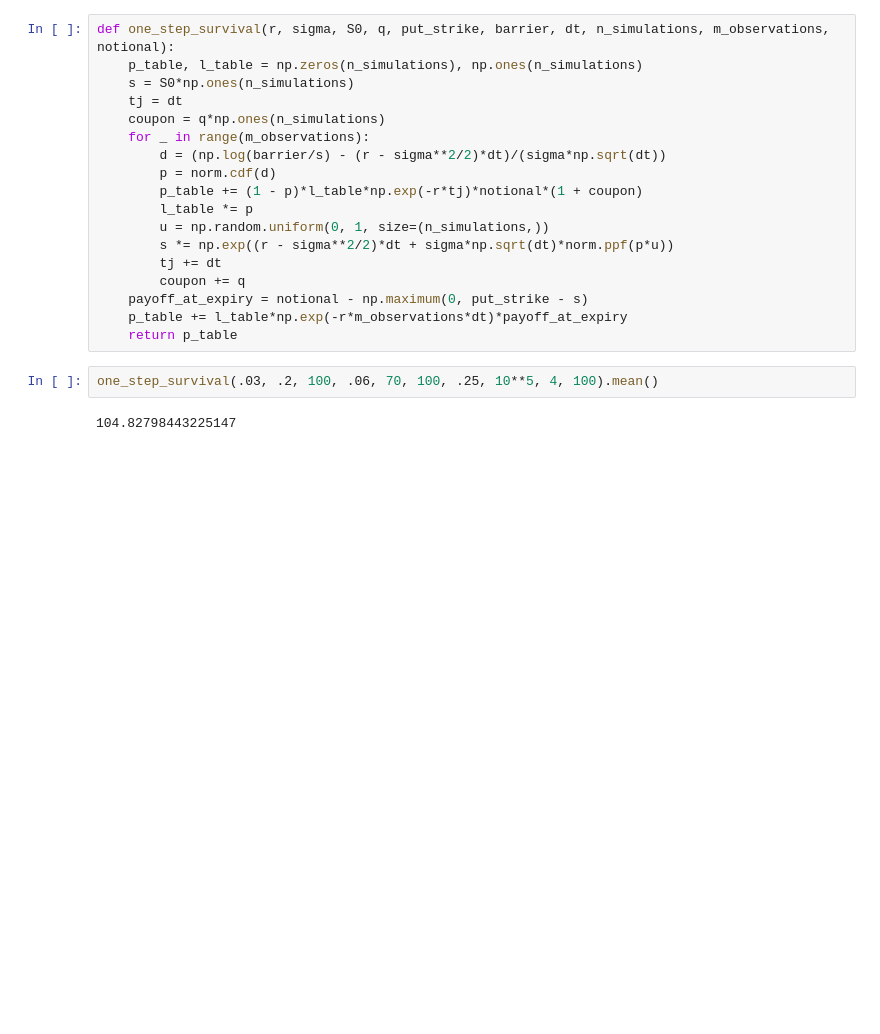
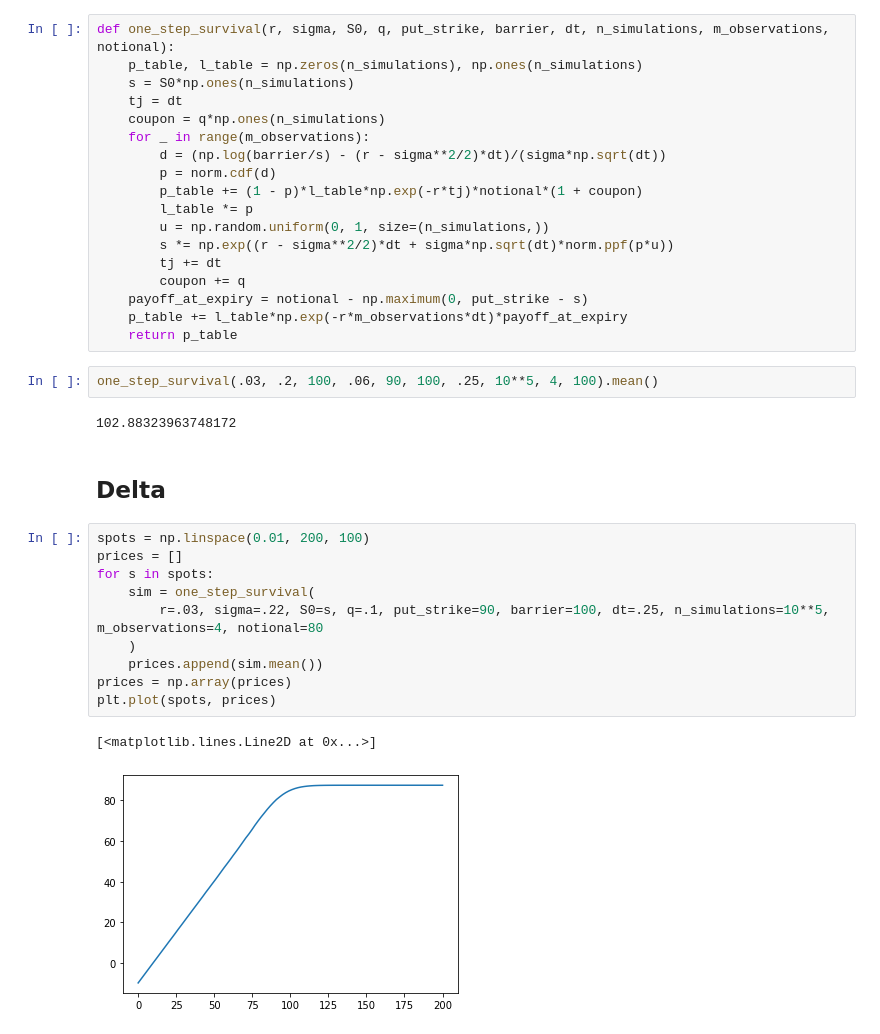
Before and after one commit to 20castro/Autocallable, a Jupyter notebook: one_step_survival/implementation.ipynb, the cells around one changed output. Drawn from its saved outputs; the diff is of its cells as text; blank space fills up the shorter version.

```diff
--- a/one_step_survival/implementation.ipynb
+++ b/one_step_survival/implementation.ipynb
@@ -21,6 +23,21 @@ def one_step_survival(r, sigma, S0, q, put_strike, barrier, dt, n_simulations, m
     p_table += l_table*np.exp(-r*m_observations*dt)*payoff_at_expiry
     return p_table
 # %%
-one_step_survival(.03, .2, 100, .06, 70, 100, .25, 10**5, 4, 100).mean()
+one_step_survival(.03, .2, 100, .06, 90, 100, .25, 10**5, 4, 100).mean()
 # %% [output]
-104.82798443225147
+102.88323963748172
+# %% [markdown]
+## Delta
+# %%
+spots = np.linspace(0.01, 200, 100)
+prices = []
+for s in spots:
+    sim = one_step_survival(
+        r=.03, sigma=.22, S0=s, q=.1, put_strike=90, barrier=100, dt=.25, n_simulations=10**5, m_observations=4, notional=80
+    )
+    prices.append(sim.mean())
+prices = np.array(prices)
+plt.plot(spots, prices)
+# %% [output]
+[<matplotlib.lines.Line2D at 0x...>]
+[figure, added]
```
Also changed, not shown: parts of 9 cells of this notebook.
